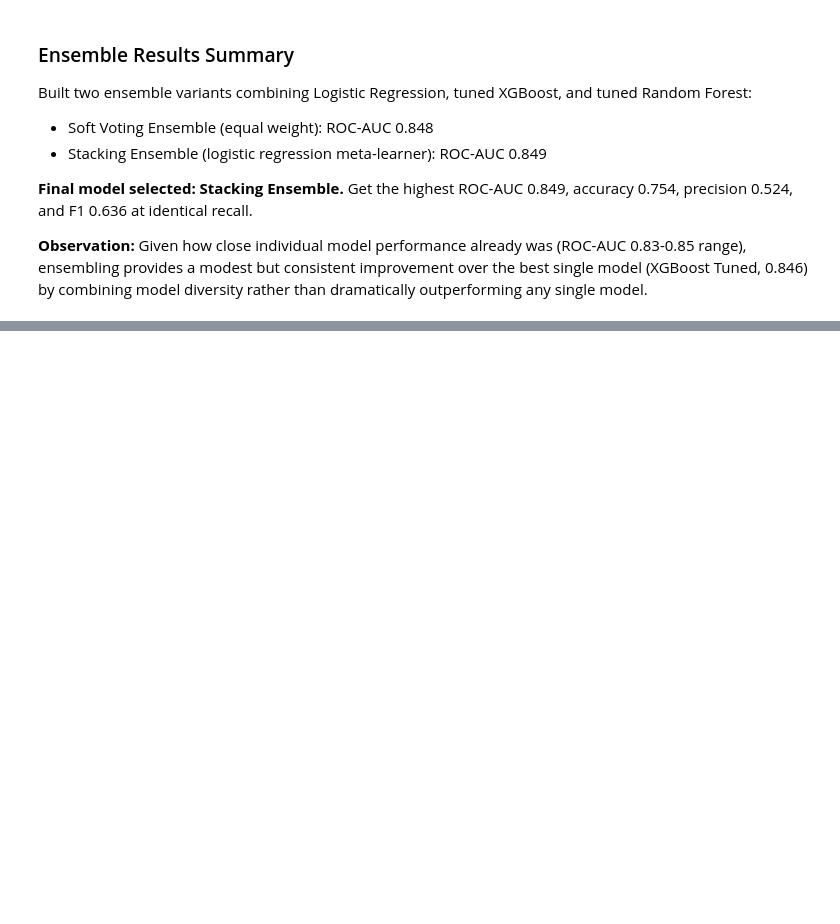
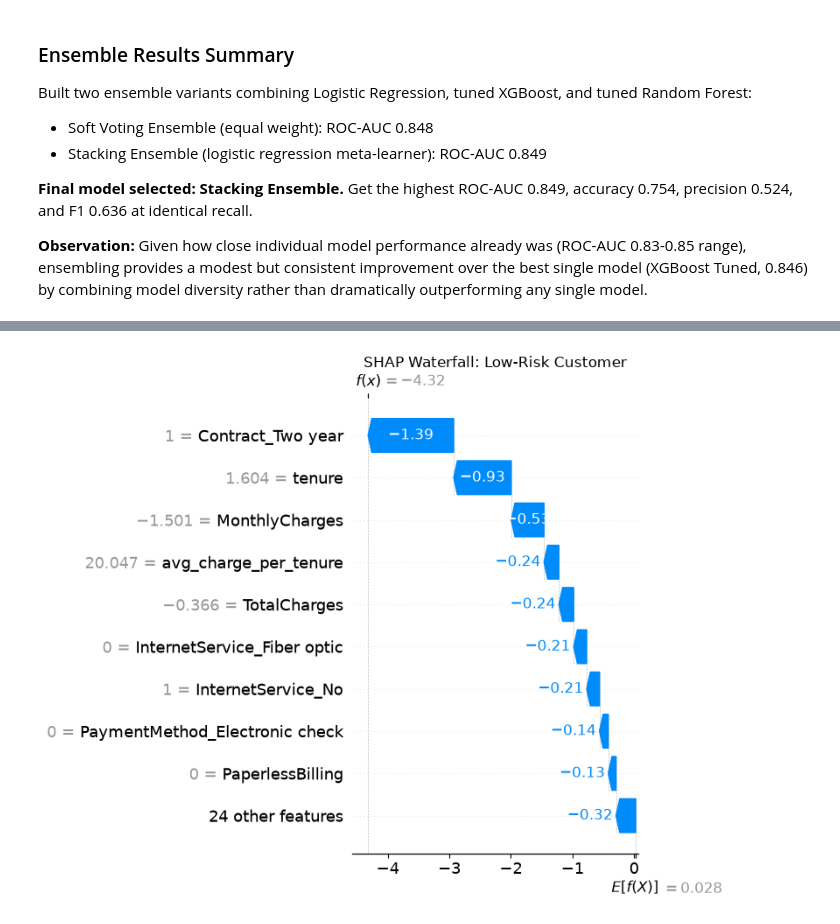
Before and after one commit to Joelcrl/customer-churn-prediction, a Jupyter notebook: notebooks/modeling.ipynb, the cells around one changed output, grey strips where cells are left out. Cells and saved outputs as stored; diff of their text form; code cells hidden in the pictures; blank space fills up the shorter version.

```diff
--- a/notebooks/modeling.ipynb
+++ b/notebooks/modeling.ipynb
@@ -704,0 +795,16 @@ Built two ensemble variants combining Logistic Regression, tuned XGBoost, and tu
+# %%
+shap.plots.waterfall(
+    shap.Explanation(
+        values=shap_values[low_risk_idx],
+        base_values=explainer.expected_value,
+        data=X_test.iloc[low_risk_idx],
+        feature_names=X_test.columns.tolist()
+    ),
+    max_display=10,
+    show=False
+)
+plt.title('SHAP Waterfall: Low-Risk Customer')
+plt.tight_layout()
+plt.show()
+# %% [output]
+[figure, added]
```
Also changed, not shown: parts of 20 cells of this notebook.
